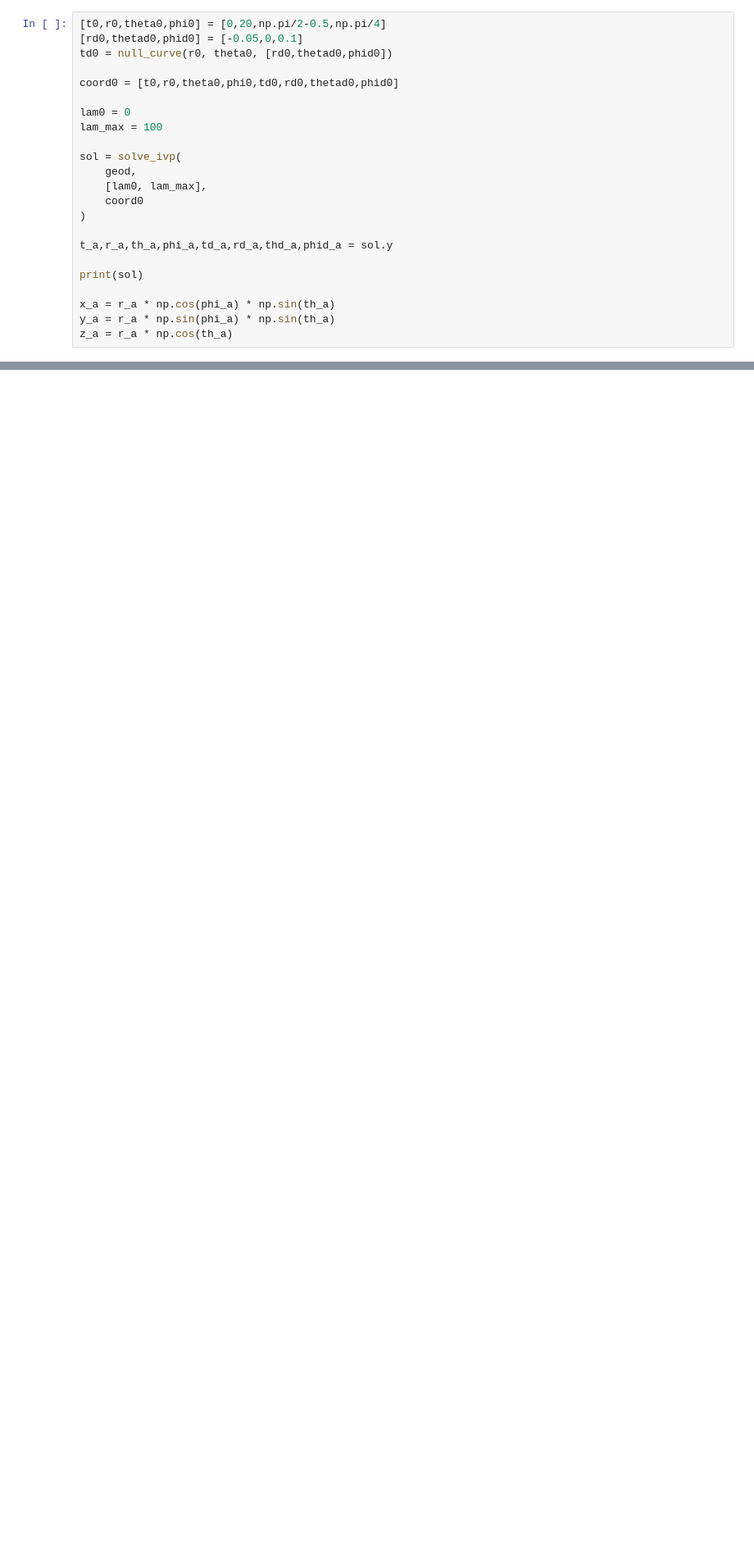
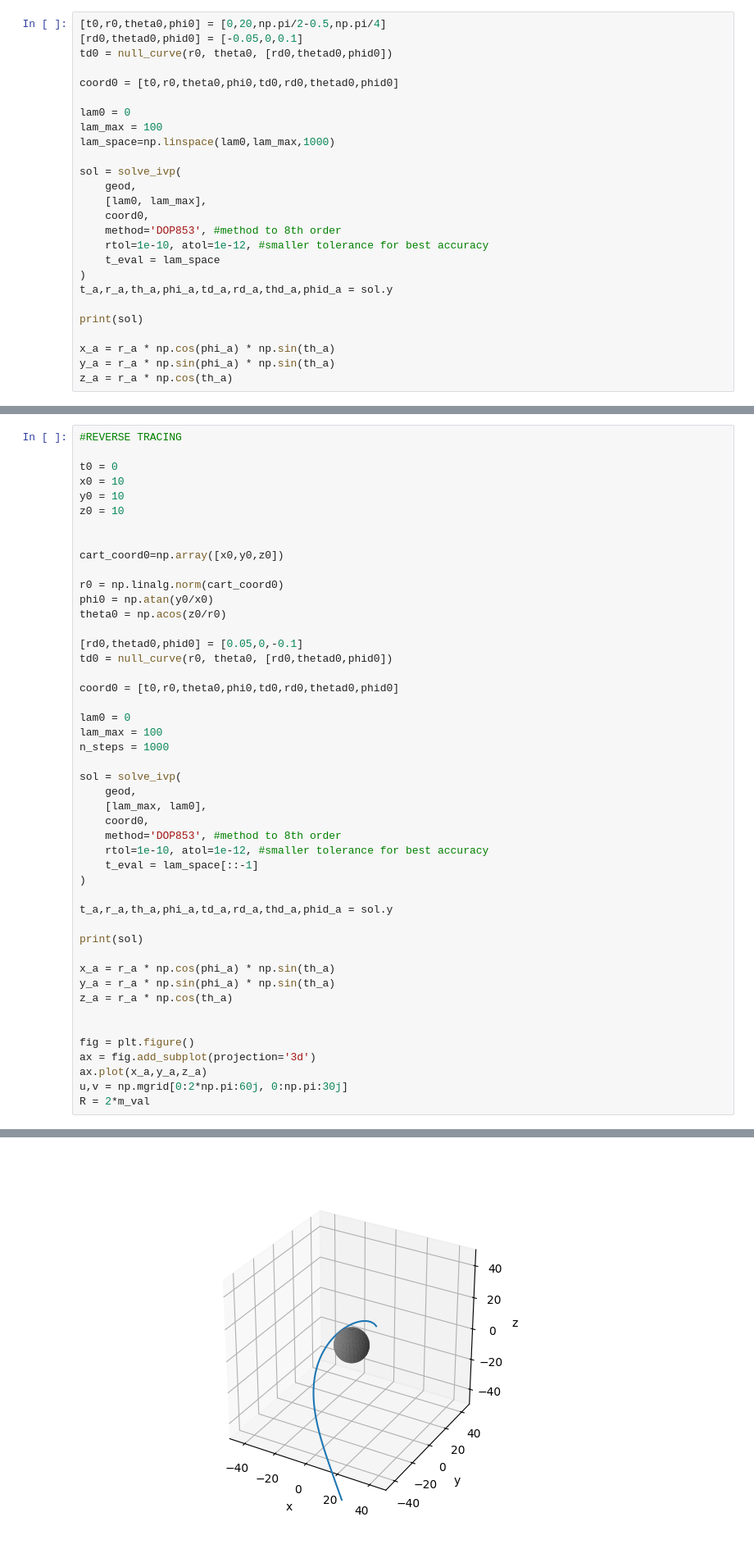
Before and after one commit to francescogibellini15-design/Thesis, a Jupyter notebook: ray_tracing.ipynb, the cells around one changed output, grey strips where cells are left out. Shown at 82% size. Saved outputs shown, nothing was run; the diff lists cells and outputs as text; blank space fills up the shorter version.

Commit message:
Variable ray tracing£

```diff
--- a/ray_tracing.ipynb
+++ b/ray_tracing.ipynb
@@ -72,13 +72,16 @@ coord0 = [t0,r0,theta0,phi0,td0,rd0,thetad0,phid0]
 
 lam0 = 0
 lam_max = 100
+lam_space=np.linspace(lam0,lam_max,1000)
 
 sol = solve_ivp(
     geod,
     [lam0, lam_max],
-    coord0
+    coord0,
+    method='DOP853', #method to 8th order
+    rtol=1e-10, atol=1e-12, #smaller tolerance for best accuracy
+    t_eval = lam_space
 )
-
 t_a,r_a,th_a,phi_a,td_a,rd_a,thd_a,phid_a = sol.y
 
 print(sol)
@@ -138,0 +142,48 @@ ax.add_artist(at)
+# %%
+#REVERSE TRACING
+
+t0 = 0
+x0 = 10
+y0 = 10
+z0 = 10
+
+
+cart_coord0=np.array([x0,y0,z0])
+
+r0 = np.linalg.norm(cart_coord0)
+phi0 = np.atan(y0/x0)
+theta0 = np.acos(z0/r0)
+
+[rd0,thetad0,phid0] = [0.05,0,-0.1]
+td0 = null_curve(r0, theta0, [rd0,thetad0,phid0])
+
+coord0 = [t0,r0,theta0,phi0,td0,rd0,thetad0,phid0]
+
+lam0 = 0
+lam_max = 100
+n_steps = 1000
+
+sol = solve_ivp(
+    geod,
+    [lam_max, lam0],
+    coord0,
+    method='DOP853', #method to 8th order
+    rtol=1e-10, atol=1e-12, #smaller tolerance for best accuracy
+    t_eval = lam_space[::-1]
+)
+
+t_a,r_a,th_a,phi_a,td_a,rd_a,thd_a,phid_a = sol.y
+
+print(sol)
+
+x_a = r_a * np.cos(phi_a) * np.sin(th_a)
+y_a = r_a * np.sin(phi_a) * np.sin(th_a)
+z_a = r_a * np.cos(th_a)
+
+
+fig = plt.figure()
+ax = fig.add_subplot(projection='3d')
+ax.plot(x_a,y_a,z_a)
+u,v = np.mgrid[0:2*np.pi:60j, 0:np.pi:30j]
+R = 2*m_val
+# %% [output]
@@ -139 +206,2 @@ ax.add_artist(at)
+[figure, added]
 # %%
```
Also changed, not shown: parts of 4 cells of this notebook.
